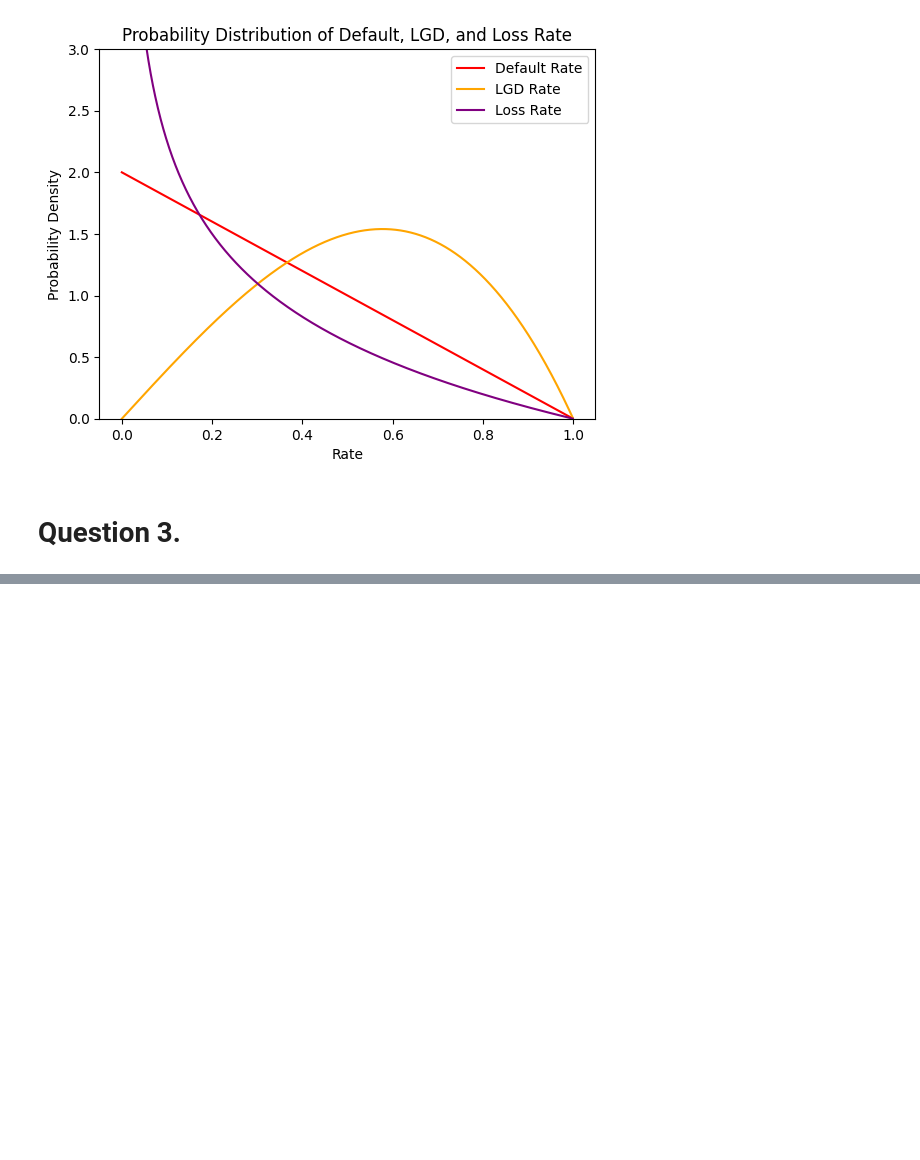
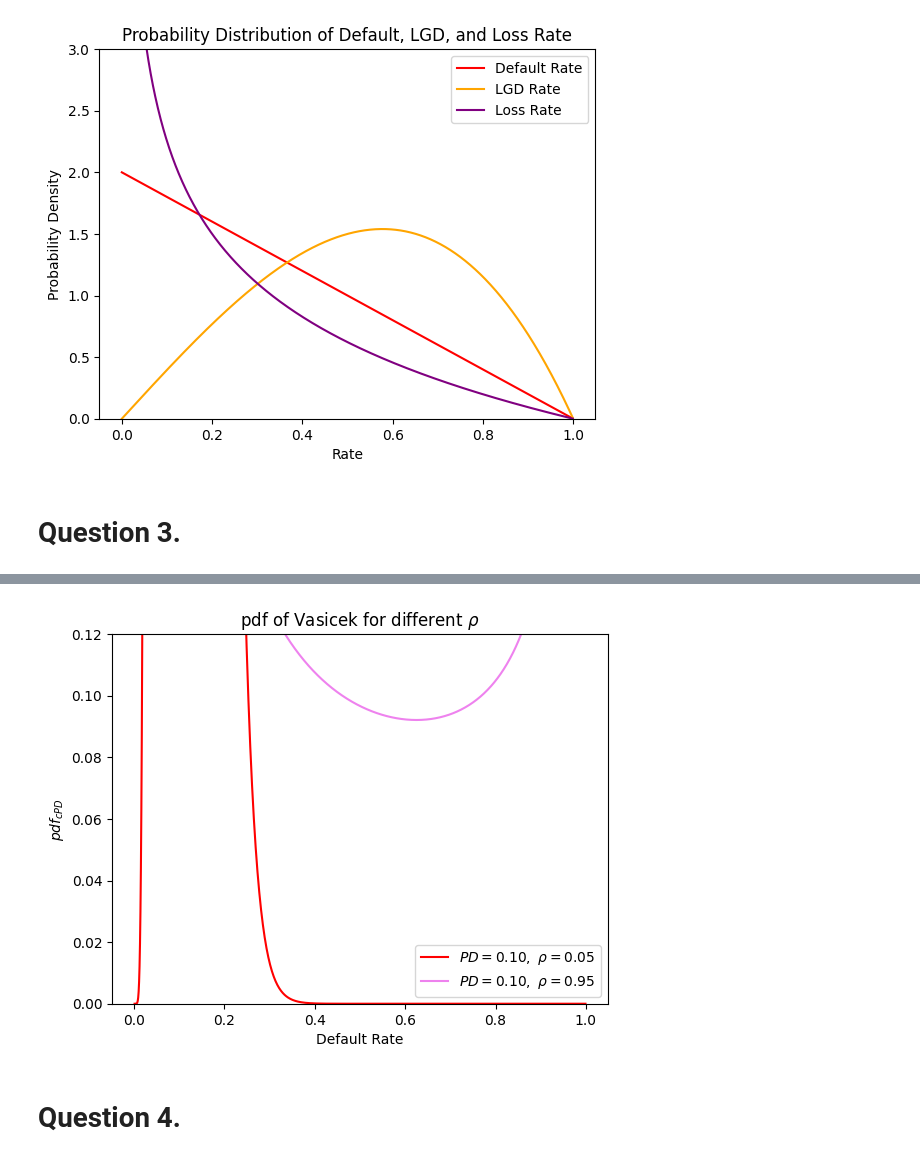
Before and after one commit to kwhyun97/Portfolio-Credit-Risk, a Jupyter notebook: Assignment/Assignment 3/Assignment_3_Code_Ki_Hyun.ipynb, the cells around one changed output, grey strips where cells are left out. Drawn from its saved outputs; the diff is of its cells as text; code cells hidden in the pictures; blank space fills up the shorter version.

Commit message:
Assignment 3 first draft complete

```diff
--- a/Assignment/Assignment 3/Assignment_3_Code_Ki_Hyun.ipynb
+++ b/Assignment/Assignment 3/Assignment_3_Code_Ki_Hyun.ipynb
@@ -87,0 +129,34 @@ plt.show()
+# %%
+x = np.arange(start = 0, stop = 1, step = 0.001)
+# pd = 0.1, rho = 0.05
+partial_Vasicek_pdf1 = partial(Vasicek_pdf, p = 0.1, rho = 0.05)
+pdfs1 = np.vectorize(partial_Vasicek_pdf1)(x)
+# pd = 0.1, rho = 0.95
+partial_Vasicek_pdf2 = partial(Vasicek_pdf, p = 0.1, rho = 0.95)
+pdfs2 = np.vectorize(partial_Vasicek_pdf2)(x)
+# %%
+# Create a figure with two axes side by side
+fig, ax = plt.subplots()
+
+# Plot the first data
+ax.plot(x, pdfs1, color = "red", label = r'$PD = 0.10, \ \rho = 0.05$')
+
+# Plot the second data
+ax.plot(x, pdfs2, color = "violet", label = r'$PD = 0.10, \ \rho = 0.95$')
+
+# Add lables and Title:
+ax.set_ylabel(r'$pdf_{cPD}$')
+ax.set_xlabel('Default Rate')
+ax.set_title(r'pdf of Vasicek for different $\rho$')
+ax.legend()
+
+# Set the limits of the vertical axis to range from 0 to 0.12
+ax.set_ylim(0, 0.12)
+
+# Adjust the layout and display the figure
+plt.show()
+None
+# %% [output]
+[figure, added]
+# %% [markdown]
+# Question 4.
```
Also changed, not shown: parts of 14 cells of this notebook, 7 other files.
